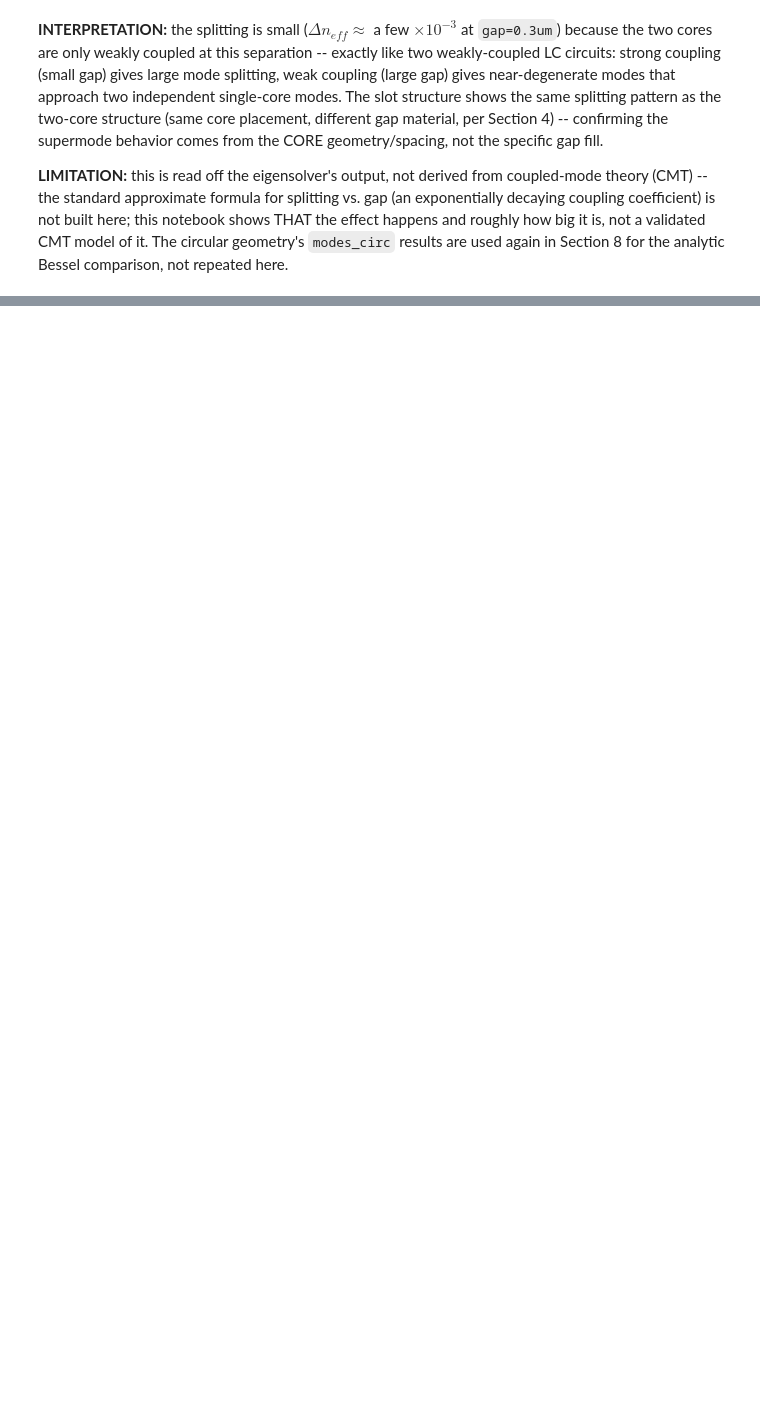
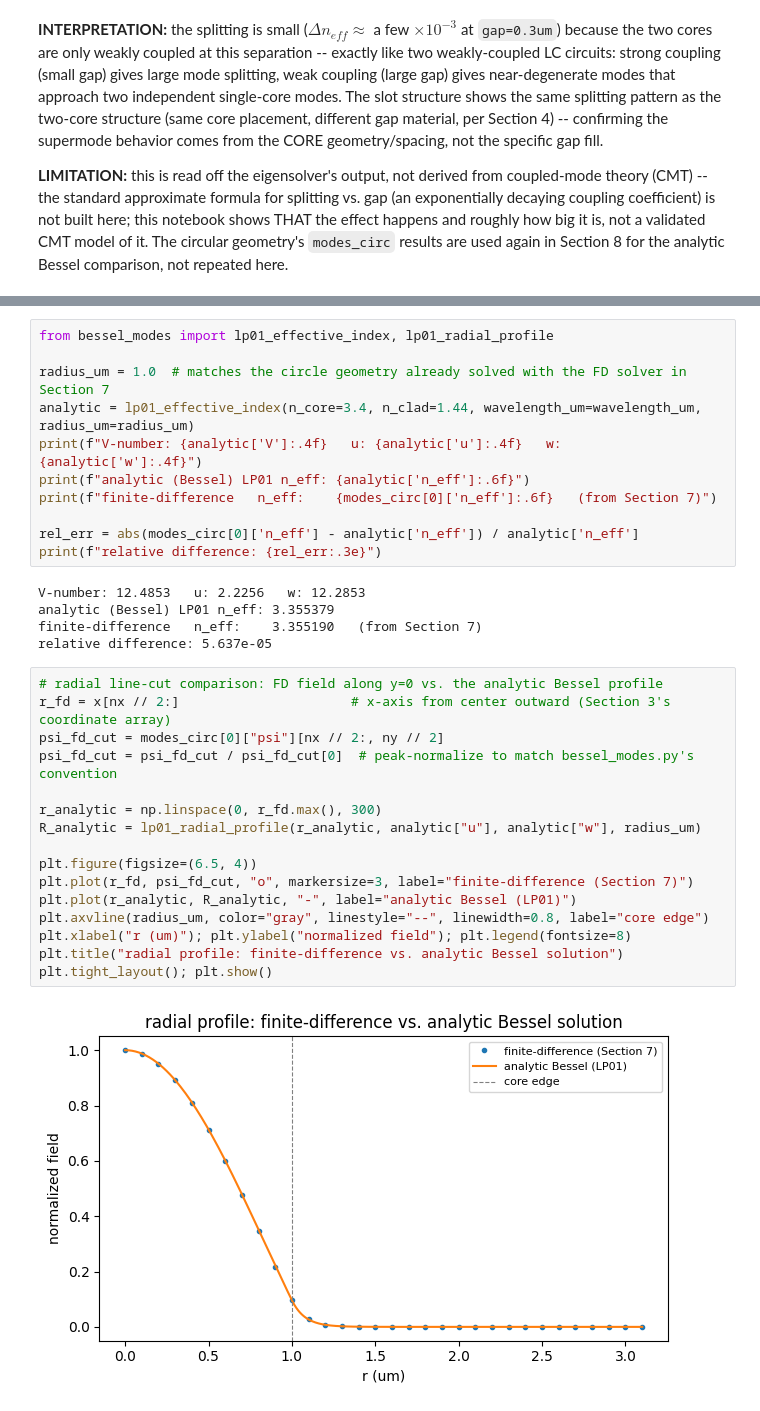
Before and after one commit to ColinsCoding/Dispersion-Assisted-GS-Phase-Recovery, a Jupyter notebook: projects/photonic_modes_geometry/photonic_modes_geometry.ipynb, the cells around one changed output, grey strips where cells are left out. Saved outputs shown, nothing was run; the diff lists cells and outputs as text; blank space fills up the shorter version.

```diff
--- a/projects/photonic_modes_geometry/photonic_modes_geometry.ipynb
+++ b/projects/photonic_modes_geometry/photonic_modes_geometry.ipynb
@@ -508,0 +554,34 @@ comparison, not repeated here.
+# %%
+from bessel_modes import lp01_effective_index, lp01_radial_profile
+
+radius_um = 1.0  # matches the circle geometry already solved with the FD solver in Section 7
+analytic = lp01_effective_index(n_core=3.4, n_clad=1.44, wavelength_um=wavelength_um, radius_um=radius_um)
+print(f"V-number: {analytic['V']:.4f}   u: {analytic['u']:.4f}   w: {analytic['w']:.4f}")
+print(f"analytic (Bessel) LP01 n_eff: {analytic['n_eff']:.6f}")
+print(f"finite-difference   n_eff:    {modes_circ[0]['n_eff']:.6f}   (from Section 7)")
+
+rel_err = abs(modes_circ[0]['n_eff'] - analytic['n_eff']) / analytic['n_eff']
+print(f"relative difference: {rel_err:.3e}")
+# %% [output]
+V-number: 12.4853   u: 2.2256   w: 12.2853
+analytic (Bessel) LP01 n_eff: 3.355379
+finite-difference   n_eff:    3.355190   (from Section 7)
+relative difference: 5.637e-05
+# %%
+# radial line-cut comparison: FD field along y=0 vs. the analytic Bessel profile
+r_fd = x[nx // 2:]                      # x-axis from center outward (Section 3's coordinate array)
+psi_fd_cut = modes_circ[0]["psi"][nx // 2:, ny // 2]
+psi_fd_cut = psi_fd_cut / psi_fd_cut[0]  # peak-normalize to match bessel_modes.py's convention
+
+r_analytic = np.linspace(0, r_fd.max(), 300)
+R_analytic = lp01_radial_profile(r_analytic, analytic["u"], analytic["w"], radius_um)
+
+plt.figure(figsize=(6.5, 4))
+plt.plot(r_fd, psi_fd_cut, "o", markersize=3, label="finite-difference (Section 7)")
+plt.plot(r_analytic, R_analytic, "-", label="analytic Bessel (LP01)")
+plt.axvline(radius_um, color="gray", linestyle="--", linewidth=0.8, label="core edge")
+plt.xlabel("r (um)"); plt.ylabel("normalized field"); plt.legend(fontsize=8)
+plt.title("radial profile: finite-difference vs. analytic Bessel solution")
+plt.tight_layout(); plt.show()
+# %% [output]
+[figure, added]
```
Also changed, not shown: parts of 10 cells of this notebook, 3 other files.
